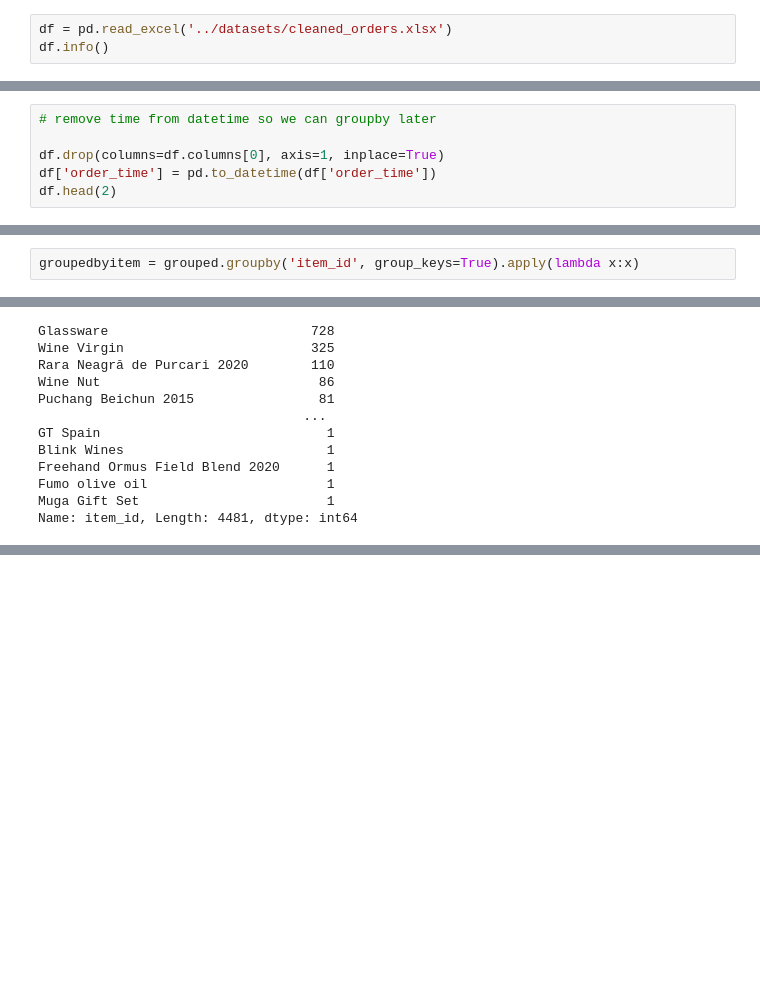
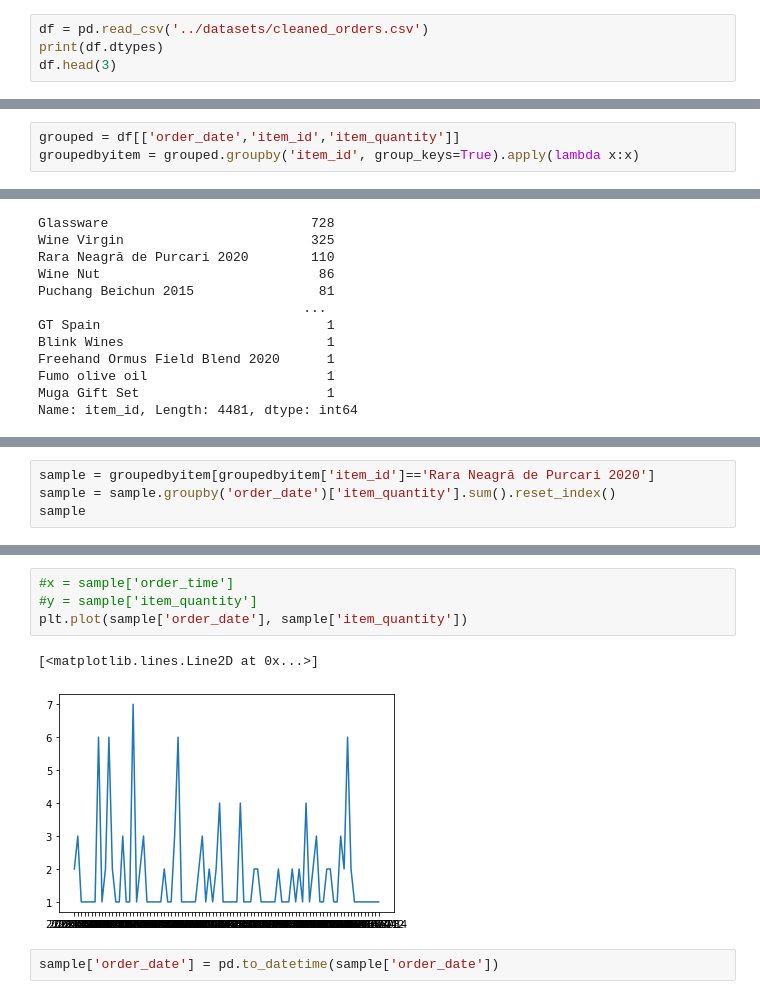
Before and after one commit to kevanoktavio/CloudWine_DemandPrediction, a Jupyter notebook: development/notebooks/cara_model.ipynb, the cells around one changed output, grey strips where cells are left out. Saved outputs shown, nothing was run; the diff lists cells and outputs as text; blank space fills up the shorter version.

```diff
--- a/development/notebooks/cara_model.ipynb
+++ b/development/notebooks/cara_model.ipynb
@@ -8,4 +9,5 @@ import matplotlib.pyplot as plt
 # %%
-df = pd.read_excel('../datasets/cleaned_orders.xlsx')
-df.info()
+df = pd.read_csv('../datasets/cleaned_orders.csv')
+print(df.dtypes)
+df.head(3)
 # %% [output]
@@ -29,6 +32,0 @@ memory usage: 2.5+ MB
-# %%
-# remove time from datetime so we can groupby later
-
-df.drop(columns=df.columns[0], axis=1, inplace=True)
-df['order_time'] = pd.to_datetime(df['order_time'])
-df.head(2)
@@ -58,4 +35,5 @@ grouped = df[['order_time', 'item_id', 'item_quantity', 'item_price',
 # %%
+grouped = df[['order_date','item_id','item_quantity']]
 groupedbyitem = grouped.groupby('item_id', group_keys=True).apply(lambda x:x)
 # %%
 groupedbyitem['item_id'].value_counts()
@@ -268,0 +53,4 @@ ValueError: Pandas data cast to numpy dtype of object. Check input data with np.
+# %%
+sample = groupedbyitem[groupedbyitem['item_id']=='Rara Neagră de Purcari 2020']
+sample = sample.groupby('order_date')['item_quantity'].sum().reset_index()
+sample
@@ -268,0 +71,9 @@ ValueError: Pandas data cast to numpy dtype of object. Check input data with np.
+# %%
+#x = sample['order_time']
+#y = sample['item_quantity']
+plt.plot(sample['order_date'], sample['item_quantity'])
+# %% [output]
+[<matplotlib.lines.Line2D at 0x...>]
+[figure, added]
+# %%
+sample['order_date'] = pd.to_datetime(sample['order_date'])
```
Also changed, not shown: parts of 41 cells of this notebook.
